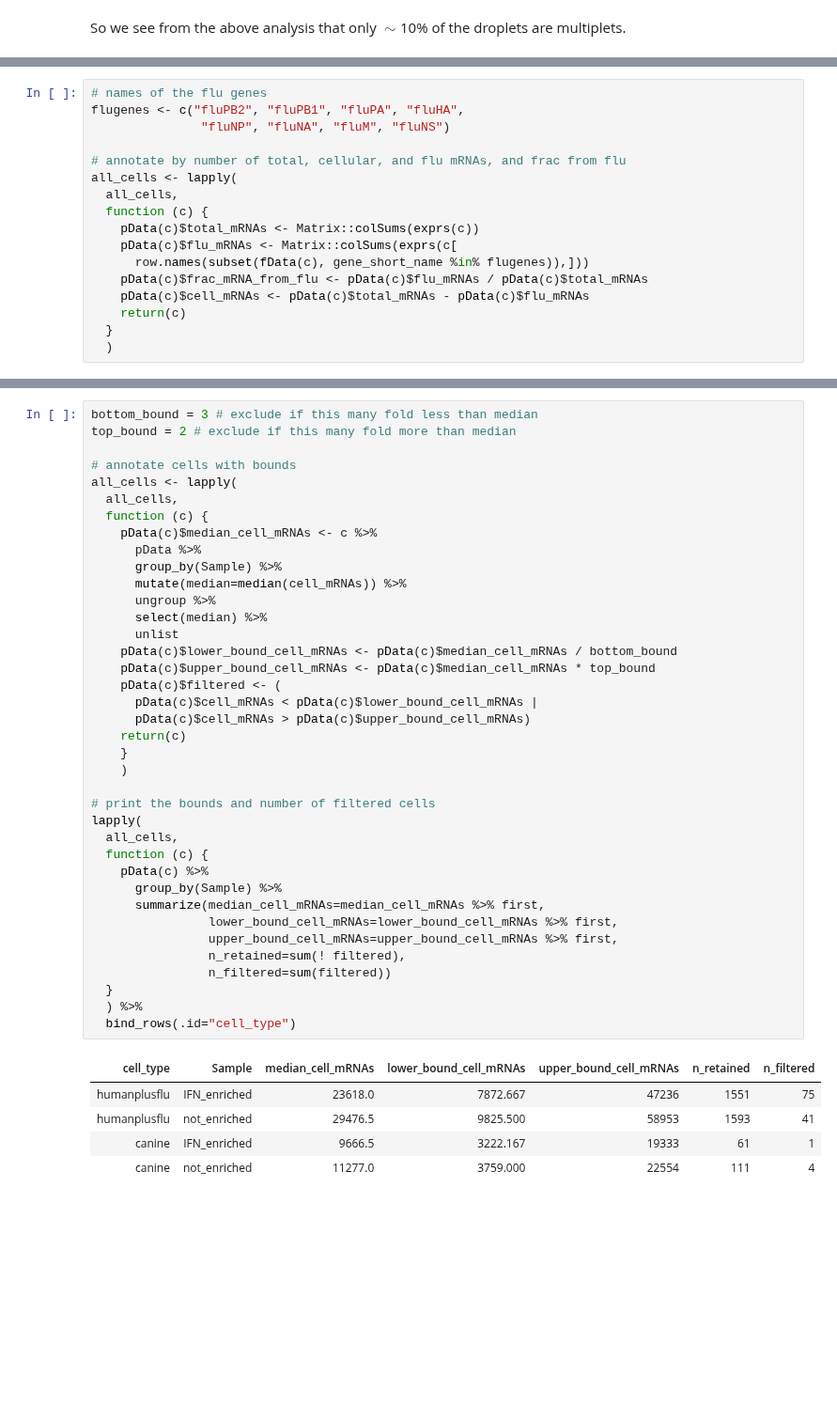
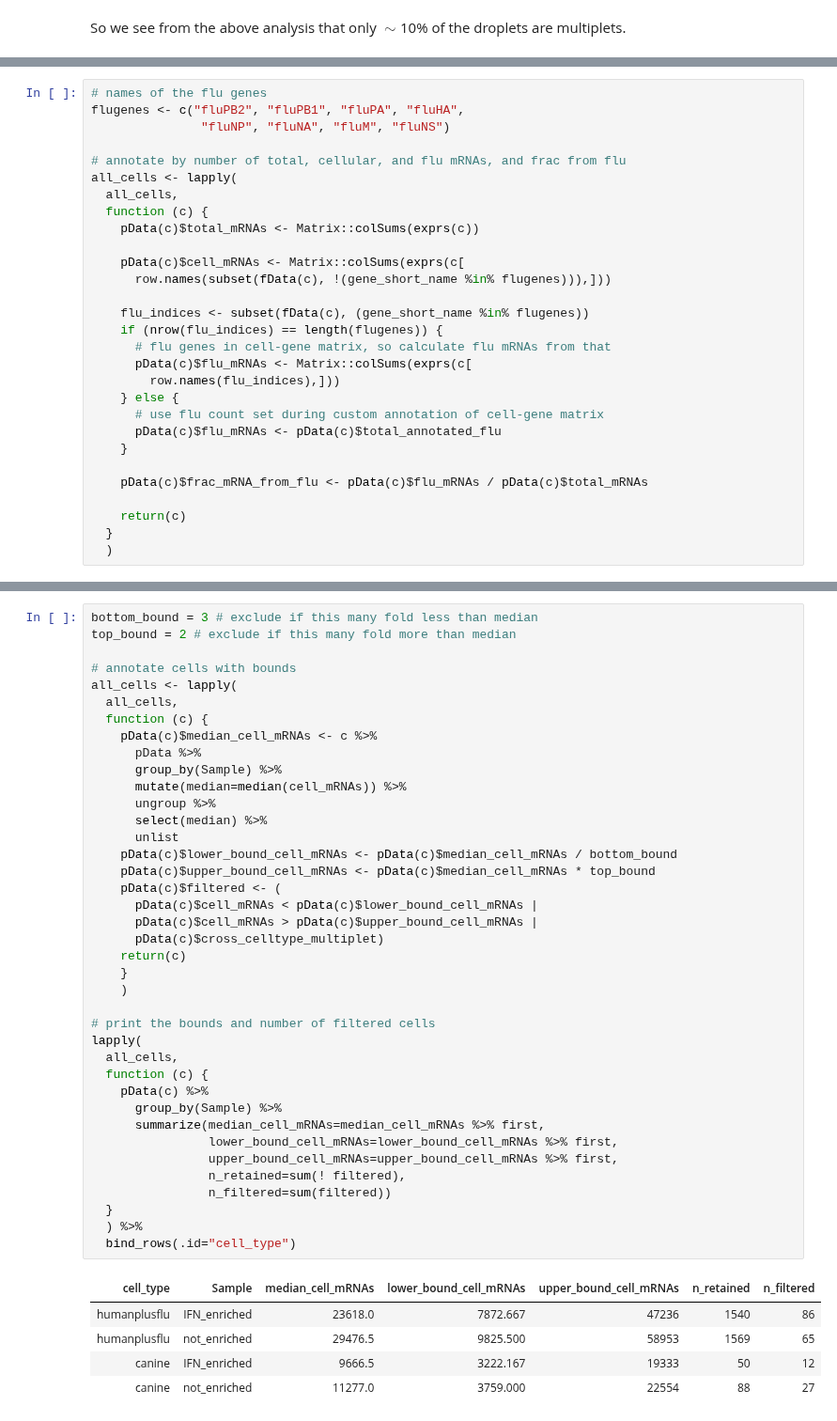
Before and after one commit to jbloomlab/IFNsorted_flu_single_cell, a Jupyter notebook: monocle_analysis.ipynb, the cells around one changed output, grey strips where cells are left out. Shown at 94% size. Cells and saved outputs as stored; diff of their text form; blank space fills up the shorter version.

```diff
--- a/monocle_analysis.ipynb
+++ b/monocle_analysis.ipynb
@@ -306,10 +309,22 @@ all_cells <- lapply(
   all_cells,
   function (c) {
     pData(c)$total_mRNAs <- Matrix::colSums(exprs(c))
-    pData(c)$flu_mRNAs <- Matrix::colSums(exprs(c[
-      row.names(subset(fData(c), gene_short_name %in% flugenes)),]))
+
+    pData(c)$cell_mRNAs <- Matrix::colSums(exprs(c[
+      row.names(subset(fData(c), !(gene_short_name %in% flugenes))),]))
+
+    flu_indices <- subset(fData(c), (gene_short_name %in% flugenes))
+    if (nrow(flu_indices) == length(flugenes)) {
+      # flu genes in cell-gene matrix, so calculate flu mRNAs from that
+      pData(c)$flu_mRNAs <- Matrix::colSums(exprs(c[
+        row.names(flu_indices),]))
+    } else {
+      # use flu count set during custom annotation of cell-gene matrix
+      pData(c)$flu_mRNAs <- pData(c)$total_annotated_flu
+    }
+
     pData(c)$frac_mRNA_from_flu <- pData(c)$flu_mRNAs / pData(c)$total_mRNAs
-    pData(c)$cell_mRNAs <- pData(c)$total_mRNAs - pData(c)$flu_mRNAs
+
     return(c)
   }
   )
@@ -328,38 +343,39 @@ all_cells <- lapply(
       pData %>%
       group_by(Sample) %>%
       mutate(median=median(cell_mRNAs)) %>%
       ungroup %>%
       select(median) %>%
       unlist
     pData(c)$lower_bound_cell_mRNAs <- pData(c)$median_cell_mRNAs / bottom_bound
     pData(c)$upper_bound_cell_mRNAs <- pData(c)$median_cell_mRNAs * top_bound
     pData(c)$filtered <- (
       pData(c)$cell_mRNAs < pData(c)$lower_bound_cell_mRNAs |
-      pData(c)$cell_mRNAs > pData(c)$upper_bound_cell_mRNAs)
+      pData(c)$cell_mRNAs > pData(c)$upper_bound_cell_mRNAs |
+      pData(c)$cross_celltype_multiplet)
     return(c)
     }
     )
 
 # print the bounds and number of filtered cells
 lapply(
   all_cells,
   function (c) {
     pData(c) %>%
       group_by(Sample) %>%
       summarize(median_cell_mRNAs=median_cell_mRNAs %>% first,
                 lower_bound_cell_mRNAs=lower_bound_cell_mRNAs %>% first,
                 upper_bound_cell_mRNAs=upper_bound_cell_mRNAs %>% first,
                 n_retained=sum(! filtered),
                 n_filtered=sum(filtered))
   }
   ) %>%
   bind_rows(.id="cell_type")
 # %% [output]
 | cell_type | Sample | median_cell_mRNAs | lower_bound_cell_mRNAs | upper_bound_cell_mRNAs | n_retained | n_filtered |
-| humanplusflu | IFN_enriched | 23618.0 | 7872.667 | 47236 | 1551 | 75 |
-| humanplusflu | not_enriched | 29476.5 | 9825.500 | 58953 | 1593 | 41 |
-| canine | IFN_enriched | 9666.5 | 3222.167 | 19333 | 61 | 1 |
-| canine | not_enriched | 11277.0 | 3759.000 | 22554 | 111 | 4 |
+| humanplusflu | IFN_enriched | 23618.0 | 7872.667 | 47236 | 1540 | 86 |
+| humanplusflu | not_enriched | 29476.5 | 9825.500 | 58953 | 1569 | 65 |
+| canine | IFN_enriched | 9666.5 | 3222.167 | 19333 | 50 | 12 |
+| canine | not_enriched | 11277.0 | 3759.000 | 22554 | 88 | 27 |
 # %% [markdown]
 ### Plot cellular / flu mRNAs with filters
 Now we plot the number of cellular and viral mRNAs and show the filtering.
```
Also changed, not shown: parts of 8 cells of this notebook, 1 other file.
